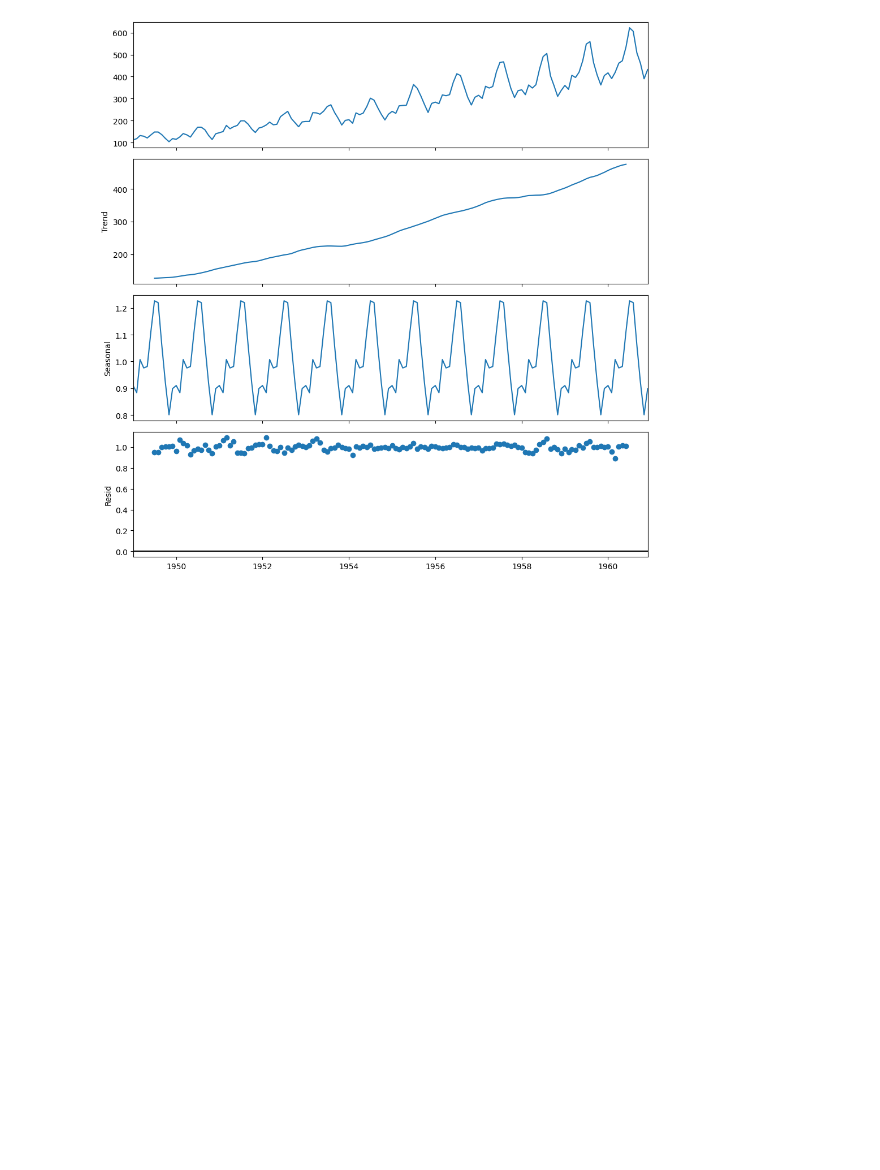
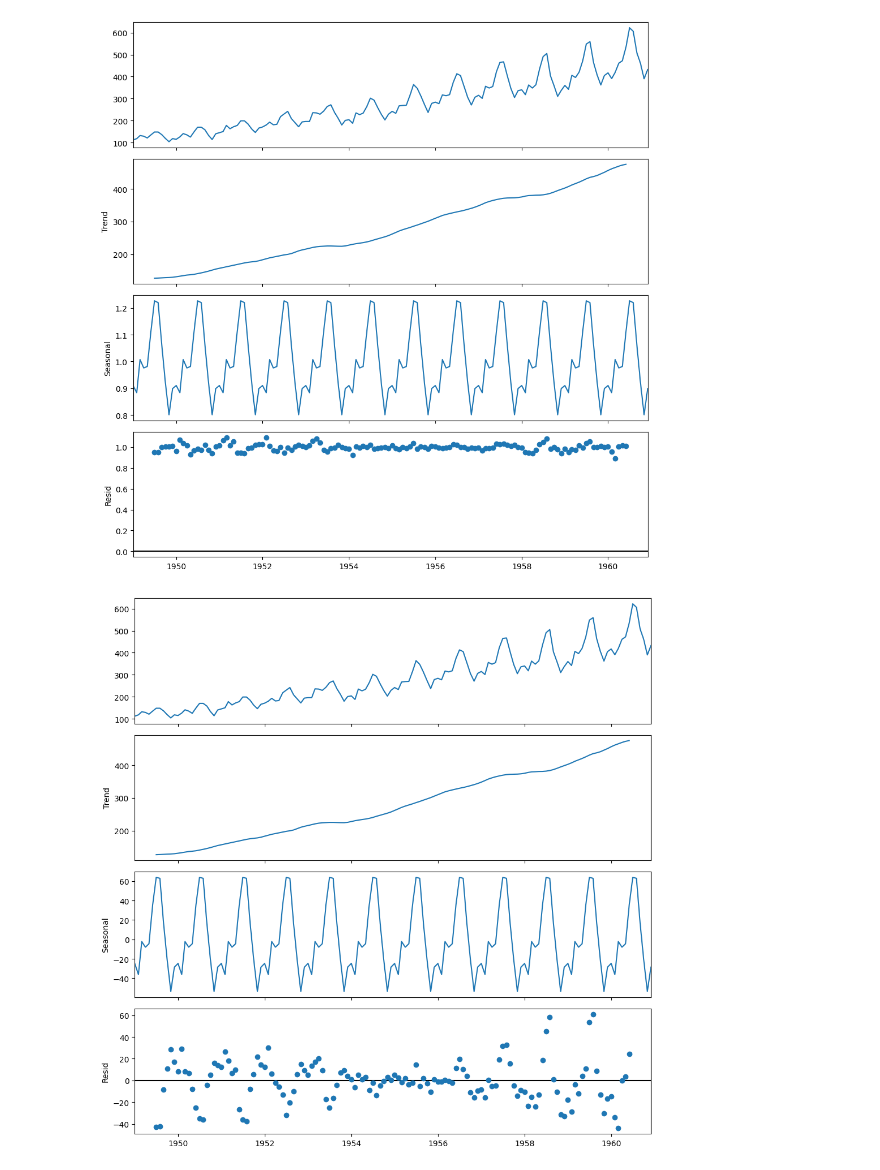
Before and after one commit to srsimonson/time-series-analysis, a Jupyter notebook: decomposition.ipynb, the cells around one changed output. Saved outputs shown, nothing was run; the diff lists cells and outputs as text; code cells hidden in the pictures; blank space fills up the shorter version.

Commit message:
additive

```diff
--- a/decomposition.ipynb
+++ b/decomposition.ipynb
@@ -27,3 +27,10 @@ result.plot()
 plt.show()
 # %% [output]
 [figure]
+# %%
+result2 = seasonal_decompose(df, model='additive')
+plt.rcParams.update({'figure.figsize': (10,10)})
+result2.plot()
+plt.show()
+# %% [output]
+[figure, added]
```
Also changed, not shown: parts of 1 cell of this notebook.
